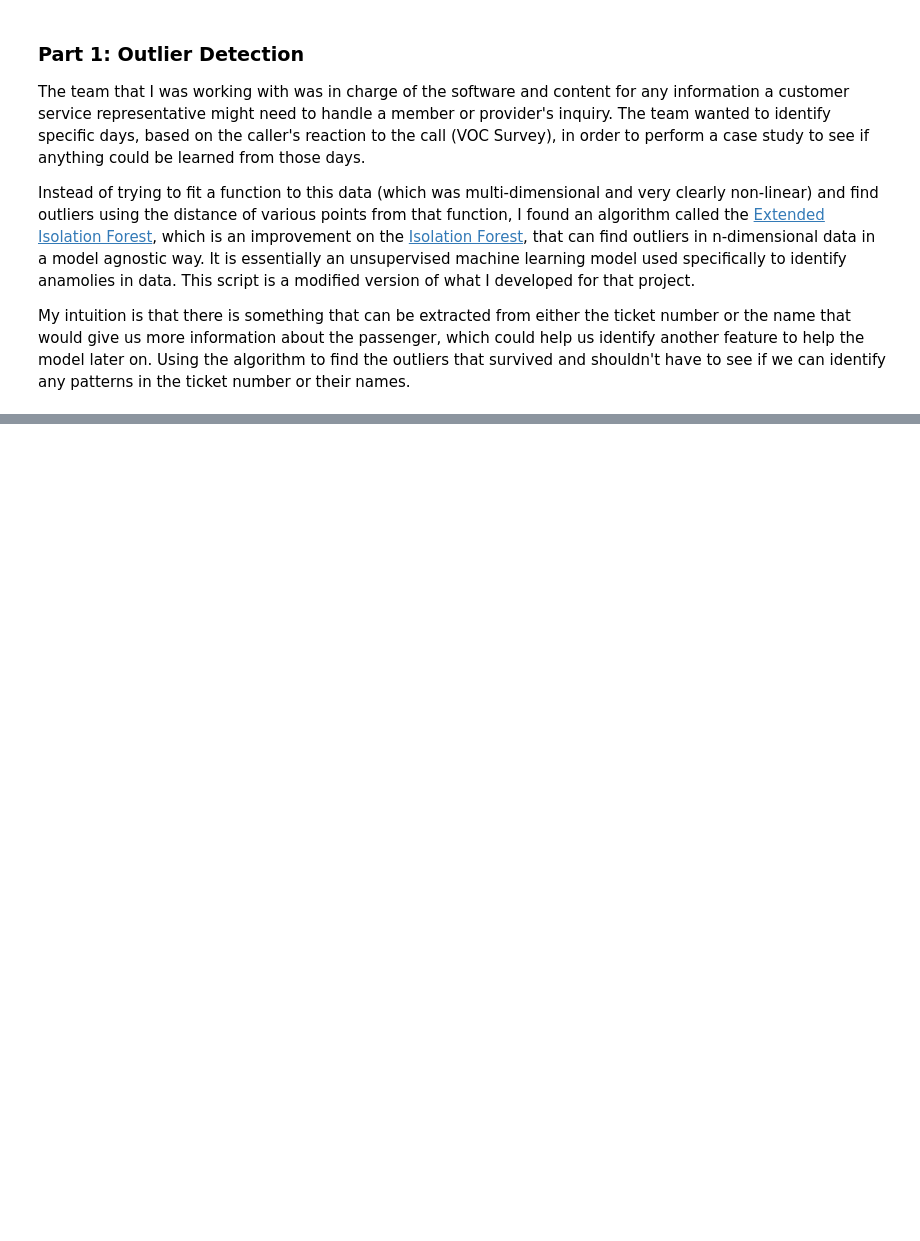
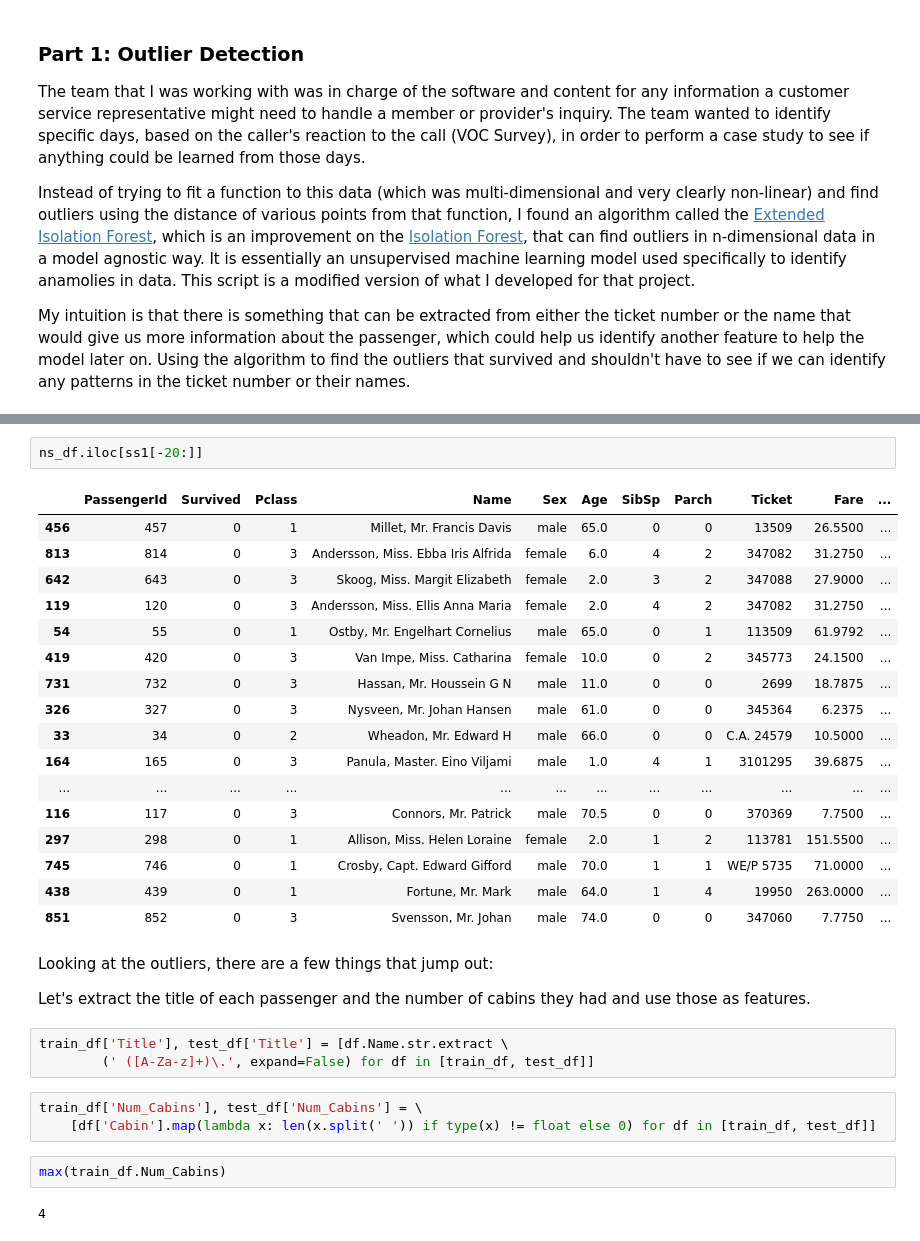
Before and after one commit to amalhot5/titanic_feature_exploration, a Jupyter notebook: feature_exploration.ipynb, the cells around one changed output, grey strips where cells are left out. Saved outputs shown, nothing was run; the diff lists cells and outputs as text; blank space fills up the shorter version.

```diff
--- a/feature_exploration.ipynb
+++ b/feature_exploration.ipynb
@@ -58,0 +111,35 @@ ModuleNotFoundError: No module named 'eif'
+# %%
+ns_df.iloc[ss1[-20:]]
+# %% [output]
+|  | PassengerId | Survived | Pclass | Name | Sex | Age | SibSp | Parch | Ticket | Fare | ... |
+| 456 | 457 | 0 | 1 | Millet, Mr. Francis Davis | male | 65.0 | 0 | 0 | 13509 | 26.5500 | ... |
+| 813 | 814 | 0 | 3 | Andersson, Miss. Ebba Iris Alfrida | female | 6.0 | 4 | 2 | 347082 | 31.2750 | ... |
+| 642 | 643 | 0 | 3 | Skoog, Miss. Margit Elizabeth | female | 2.0 | 3 | 2 | 347088 | 27.9000 | ... |
+| 119 | 120 | 0 | 3 | Andersson, Miss. Ellis Anna Maria | female | 2.0 | 4 | 2 | 347082 | 31.2750 | ... |
+| 54 | 55 | 0 | 1 | Ostby, Mr. Engelhart Cornelius | male | 65.0 | 0 | 1 | 113509 | 61.9792 | ... |
+| 419 | 420 | 0 | 3 | Van Impe, Miss. Catharina | female | 10.0 | 0 | 2 | 345773 | 24.1500 | ... |
+| 731 | 732 | 0 | 3 | Hassan, Mr. Houssein G N | male | 11.0 | 0 | 0 | 2699 | 18.7875 | ... |
+| 326 | 327 | 0 | 3 | Nysveen, Mr. Johan Hansen | male | 61.0 | 0 | 0 | 345364 | 6.2375 | ... |
+| 33 | 34 | 0 | 2 | Wheadon, Mr. Edward H | male | 66.0 | 0 | 0 | C.A. 24579 | 10.5000 | ... |
+| 164 | 165 | 0 | 3 | Panula, Master. Eino Viljami | male | 1.0 | 4 | 1 | 3101295 | 39.6875 | ... |
+| ... | ... | ... | ... | ... | ... | ... | ... | ... | ... | ... | ... |
+| 116 | 117 | 0 | 3 | Connors, Mr. Patrick | male | 70.5 | 0 | 0 | 370369 | 7.7500 | ... |
+| 297 | 298 | 0 | 1 | Allison, Miss. Helen Loraine | female | 2.0 | 1 | 2 | 113781 | 151.5500 | ... |
+| 745 | 746 | 0 | 1 | Crosby, Capt. Edward Gifford | male | 70.0 | 1 | 1 | WE/P 5735 | 71.0000 | ... |
+| 438 | 439 | 0 | 1 | Fortune, Mr. Mark | male | 64.0 | 1 | 4 | 19950 | 263.0000 | ... |
+| 851 | 852 | 0 | 3 | Svensson, Mr. Johan | male | 74.0 | 0 | 0 | 347060 | 7.7750 | ... |
+# %% [markdown]
+Looking at the outliers, there are a few things that jump out:
+
+
+Let's extract the title of each passenger and the number of cabins they had and use those as features.
+# %%
+train_df['Title'], test_df['Title'] = [df.Name.str.extract \
+        (' ([A-Za-z]+)\.', expand=False) for df in [train_df, test_df]]
+# %%
+train_df['Num_Cabins'], test_df['Num_Cabins'] = \
+    [df['Cabin'].map(lambda x: len(x.split(' ')) if type(x) != float else 0) for df in [train_df, test_df]]
+# %%
+max(train_df.Num_Cabins)
+# %% [output]
+4
```
Also changed, not shown: parts of 22 cells of this notebook.
